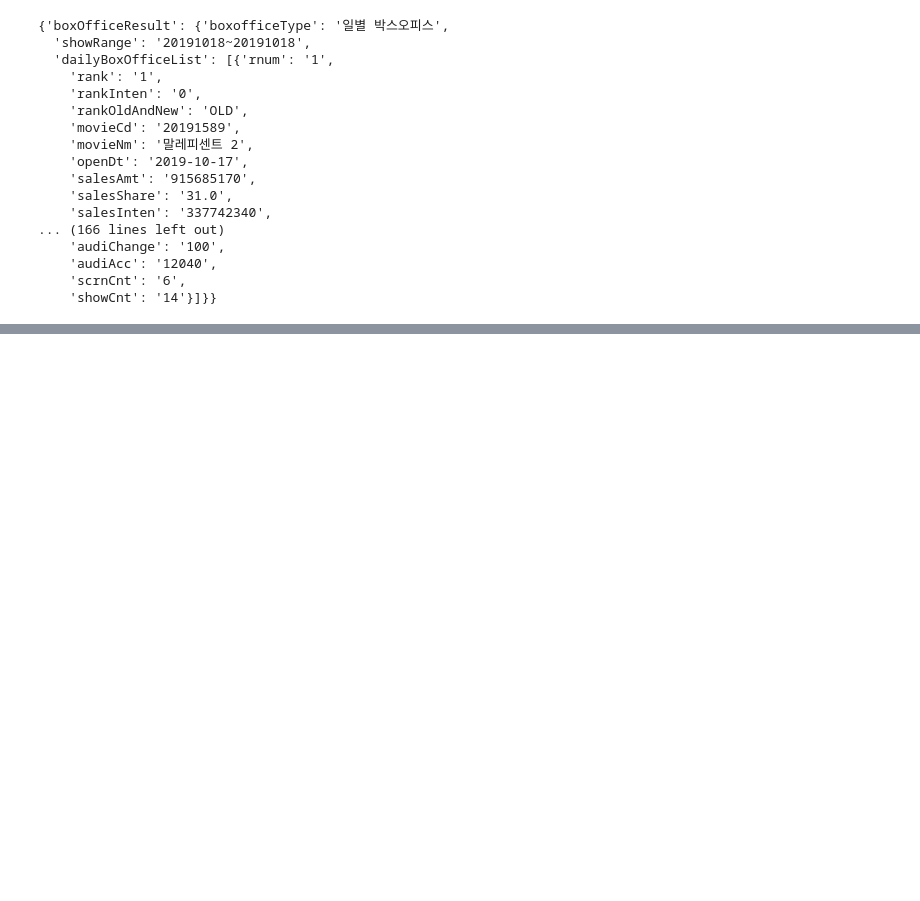
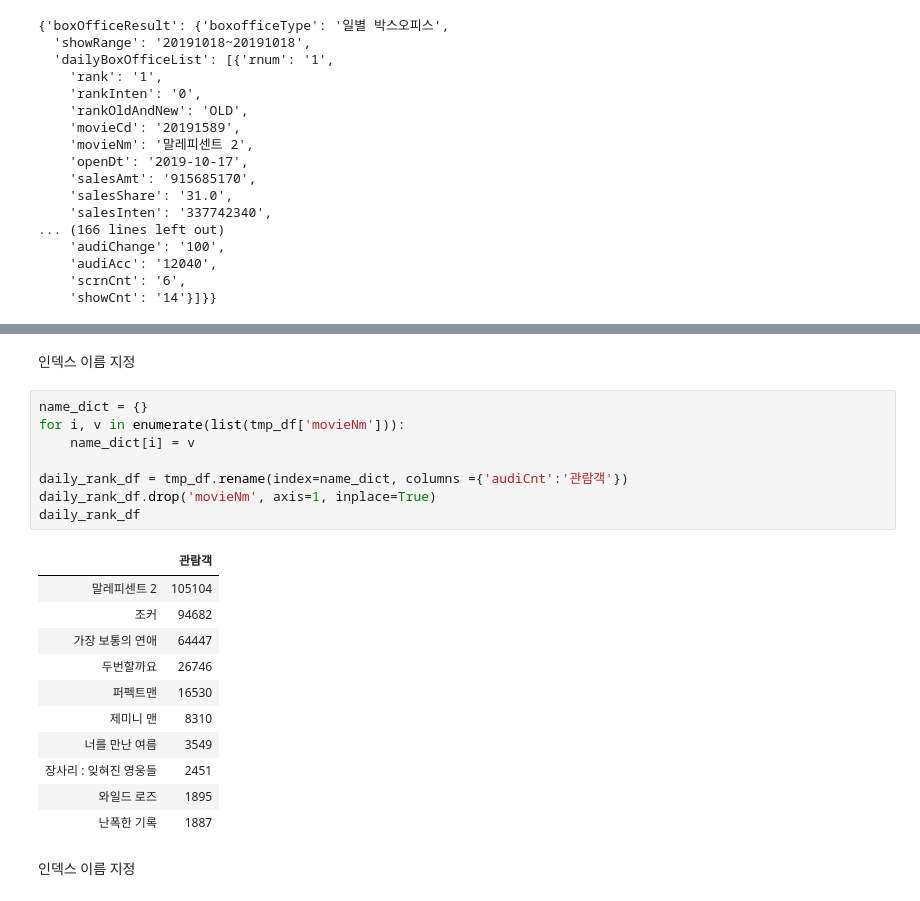
Before and after one commit to nice0001-angelo/DataAnalysis, a Jupyter notebook: 18-영화진흥원OpenAPI.ipynb, the cells around one changed output, grey strips where cells are left out. Saved outputs shown, nothing was run; the diff lists cells and outputs as text; blank space fills up the shorter version.

```diff
--- a/18-영화진흥원OpenAPI.ipynb
+++ b/18-영화진흥원OpenAPI.ipynb
@@ -83,0 +120,24 @@ daily_boxoffice_dict
+# %% [markdown]
+인덱스 이름 지정
+# %%
+name_dict = {}
+for i, v in enumerate(list(tmp_df['movieNm'])):
+    name_dict[i] = v
+
+daily_rank_df = tmp_df.rename(index=name_dict, columns ={'audiCnt':'관람객'})
+daily_rank_df.drop('movieNm', axis=1, inplace=True)
+daily_rank_df
+# %% [output]
+|  | 관람객 |
+| 말레피센트 2 | 105104 |
+| 조커 | 94682 |
+| 가장 보통의 연애 | 64447 |
+| 두번할까요 | 26746 |
+| 퍼펙트맨 | 16530 |
+| 제미니 맨 | 8310 |
+| 너를 만난 여름 | 3549 |
+| 장사리 : 잊혀진 영웅들 | 2451 |
+| 와일드 로즈 | 1895 |
+| 난폭한 기록 | 1887 |
+# %% [markdown]
+인덱스 이름 지정
```
Also changed, not shown: parts of 7 cells of this notebook.
